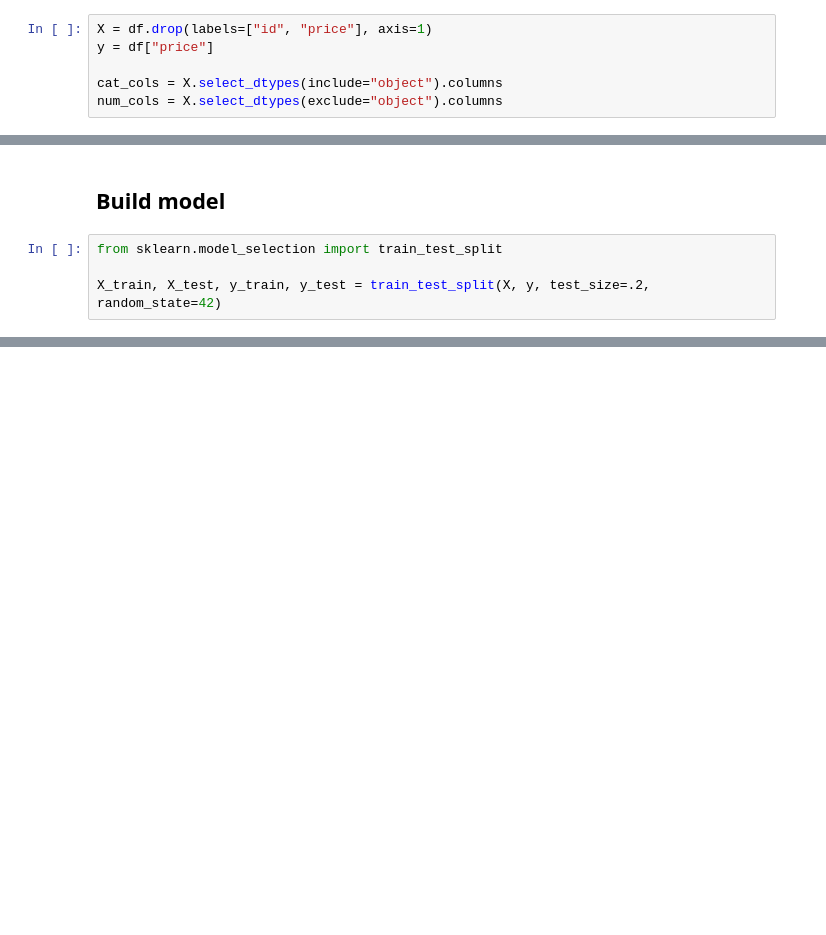
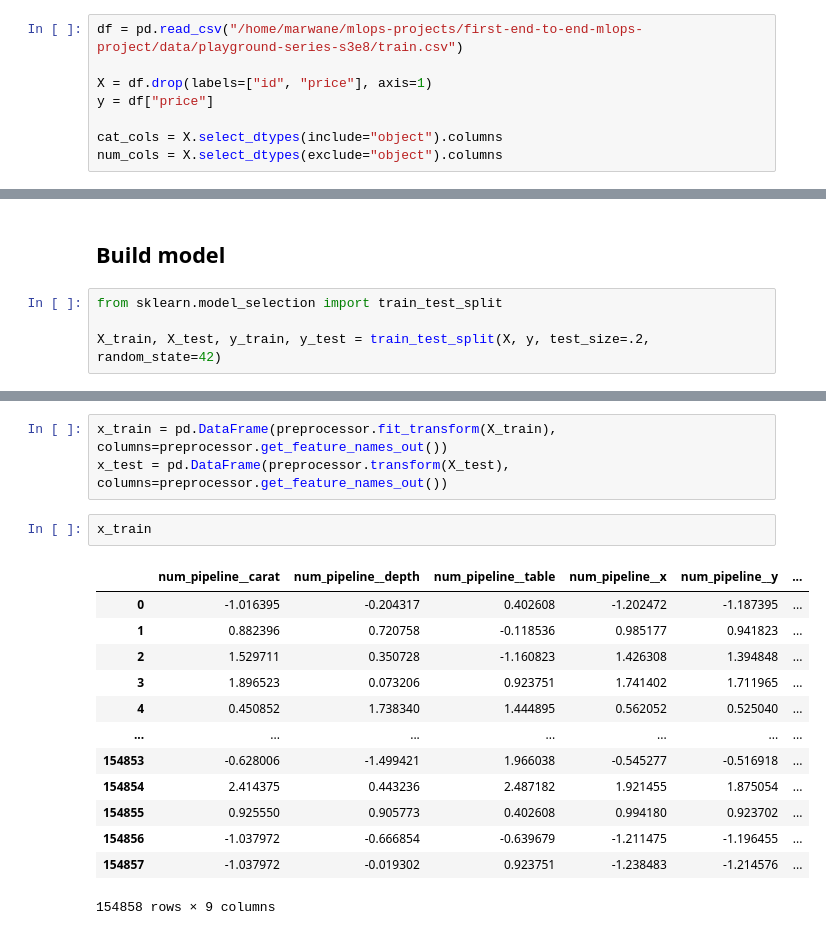
Before and after one commit to MarwaneMLE/first-end-to-end-mlops-project, a Jupyter notebook: experiment/experiments.ipynb, the cells around one changed output, grey strips where cells are left out. Saved outputs shown, nothing was run; the diff lists cells and outputs as text; blank space fills up the shorter version.

Commit message:
Model buiding and model training

```diff
--- a/experiment/experiments.ipynb
+++ b/experiment/experiments.ipynb
@@ -284,6 +284,8 @@ from sklearn.preprocessing import OrdinalEncoder
 from sklearn.pipeline import Pipeline
 from sklearn.compose import ColumnTransformer
 # %%
+df = pd.read_csv("/home/marwane/mlops-projects/first-end-to-end-mlops-project/data/playground-series-s3e8/train.csv")
+
 X = df.drop(labels=["id", "price"], axis=1)
 y = df["price"]
 
@@ -395,0 +391,19 @@ AttributeError: 'LinearRegression' object has no attribute 'r2_score'
+# %%
+x_train = pd.DataFrame(preprocessor.fit_transform(X_train), columns=preprocessor.get_feature_names_out())
+x_test = pd.DataFrame(preprocessor.transform(X_test), columns=preprocessor.get_feature_names_out())
+# %%
+x_train
+# %% [output]
+|  | num_pipeline__carat | num_pipeline__depth | num_pipeline__table | num_pipeline__x | num_pipeline__y | ... |
+| 0 | -1.016395 | -0.204317 | 0.402608 | -1.202472 | -1.187395 | ... |
+| 1 | 0.882396 | 0.720758 | -0.118536 | 0.985177 | 0.941823 | ... |
+| 2 | 1.529711 | 0.350728 | -1.160823 | 1.426308 | 1.394848 | ... |
+| 3 | 1.896523 | 0.073206 | 0.923751 | 1.741402 | 1.711965 | ... |
+| 4 | 0.450852 | 1.738340 | 1.444895 | 0.562052 | 0.525040 | ... |
+| ... | ... | ... | ... | ... | ... | ... |
+| 154853 | -0.628006 | -1.499421 | 1.966038 | -0.545277 | -0.516918 | ... |
+| 154854 | 2.414375 | 0.443236 | 2.487182 | 1.921455 | 1.875054 | ... |
+| 154855 | 0.925550 | 0.905773 | 0.402608 | 0.994180 | 0.923702 | ... |
+| 154856 | -1.037972 | -0.666854 | -0.639679 | -1.211475 | -1.196455 | ... |
+| 154857 | -1.037972 | -0.019302 | 0.923751 | -1.238483 | -1.214576 | ... |
+154858 rows × 9 columns
```
Also changed, not shown: parts of 17 cells of this notebook.
